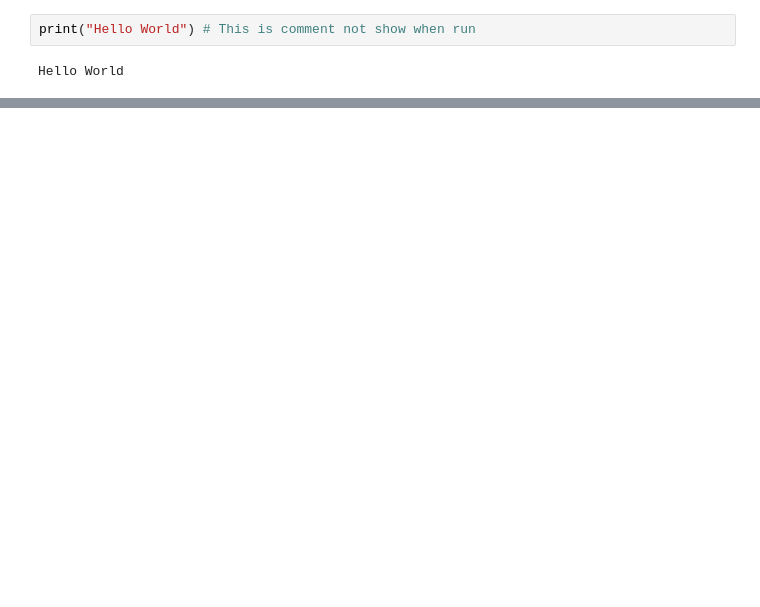
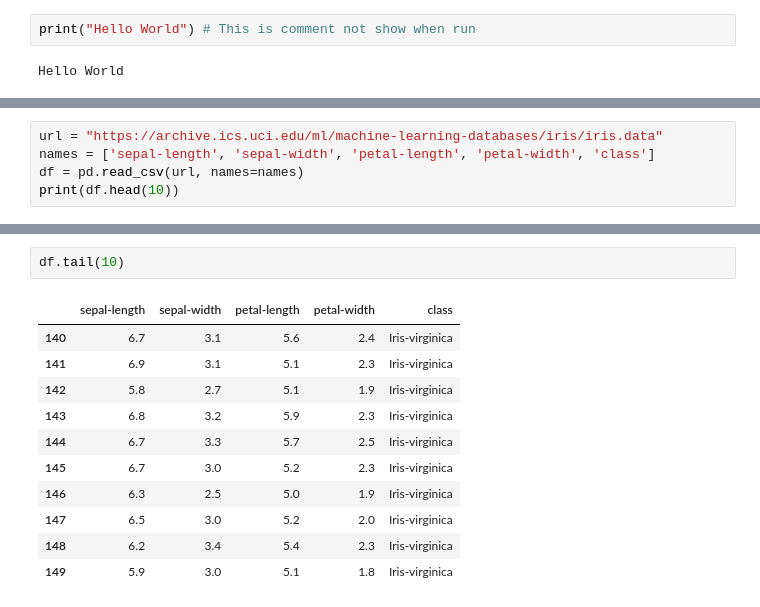
Before and after one commit to aquattda/LTT_DA, a Jupyter notebook: Day2_Python_programming/day2_python101.ipynb, the cells around one changed output, grey strips where cells are left out. Saved outputs shown, nothing was run; the diff lists cells and outputs as text; blank space fills up the shorter version.

```diff
--- a/Day2_Python_programming/day2_python101.ipynb
+++ b/Day2_Python_programming/day2_python101.ipynb
@@ -18,0 +1043,5 @@ Hello World
+# %%
+url = "https://archive.ics.uci.edu/ml/machine-learning-databases/iris/iris.data"
+names = ['sepal-length', 'sepal-width', 'petal-length', 'petal-width', 'class']
+df = pd.read_csv(url, names=names)
+print(df.head(10))
@@ -18,0 +1060,14 @@ Hello World
+# %%
+df.tail(10)
+# %% [output]
+|  | sepal-length | sepal-width | petal-length | petal-width | class |
+| 140 | 6.7 | 3.1 | 5.6 | 2.4 | Iris-virginica |
+| 141 | 6.9 | 3.1 | 5.1 | 2.3 | Iris-virginica |
+| 142 | 5.8 | 2.7 | 5.1 | 1.9 | Iris-virginica |
+| 143 | 6.8 | 3.2 | 5.9 | 2.3 | Iris-virginica |
+| 144 | 6.7 | 3.3 | 5.7 | 2.5 | Iris-virginica |
+| 145 | 6.7 | 3.0 | 5.2 | 2.3 | Iris-virginica |
+| 146 | 6.3 | 2.5 | 5.0 | 1.9 | Iris-virginica |
+| 147 | 6.5 | 3.0 | 5.2 | 2.0 | Iris-virginica |
+| 148 | 6.2 | 3.4 | 5.4 | 2.3 | Iris-virginica |
+| 149 | 5.9 | 3.0 | 5.1 | 1.8 | Iris-virginica |
```
Also changed, not shown: parts of 142 cells of this notebook, 4 other files.
